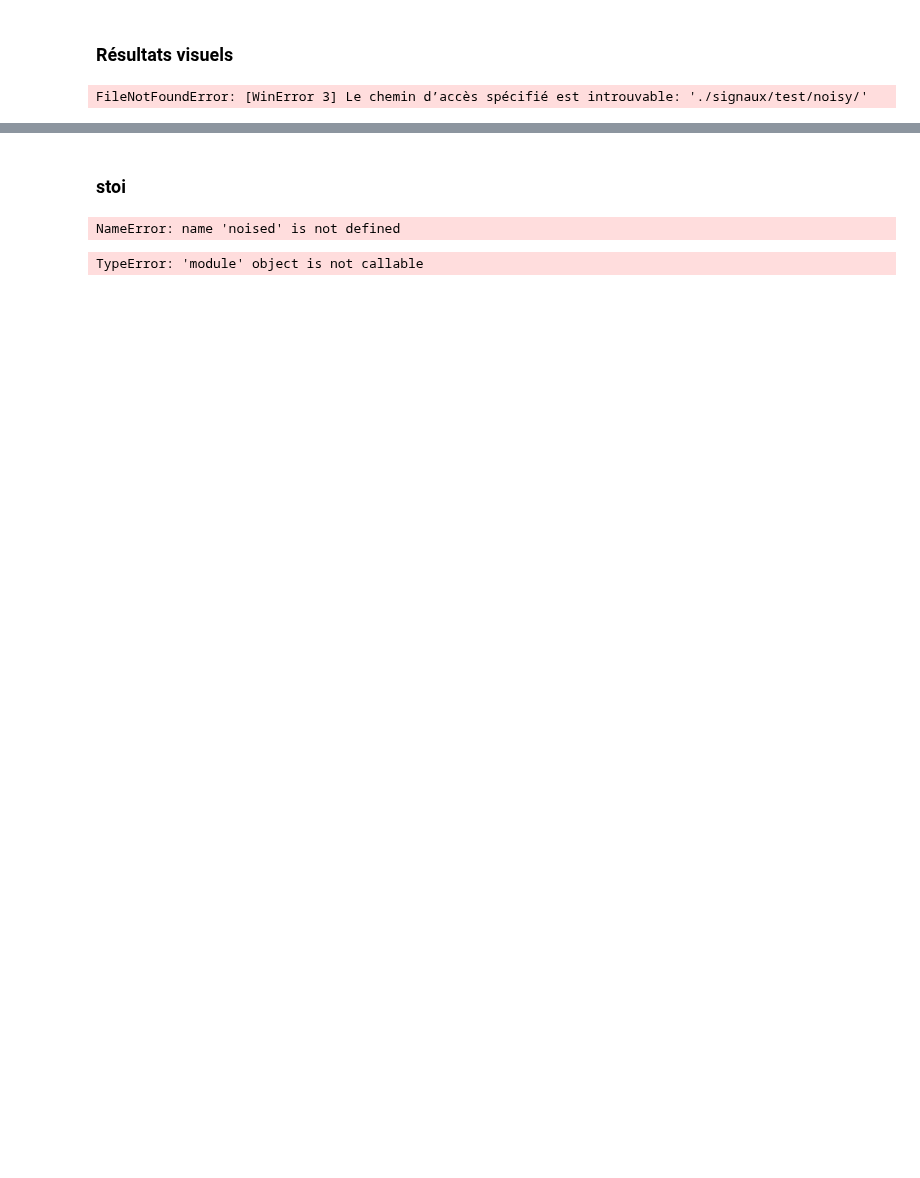
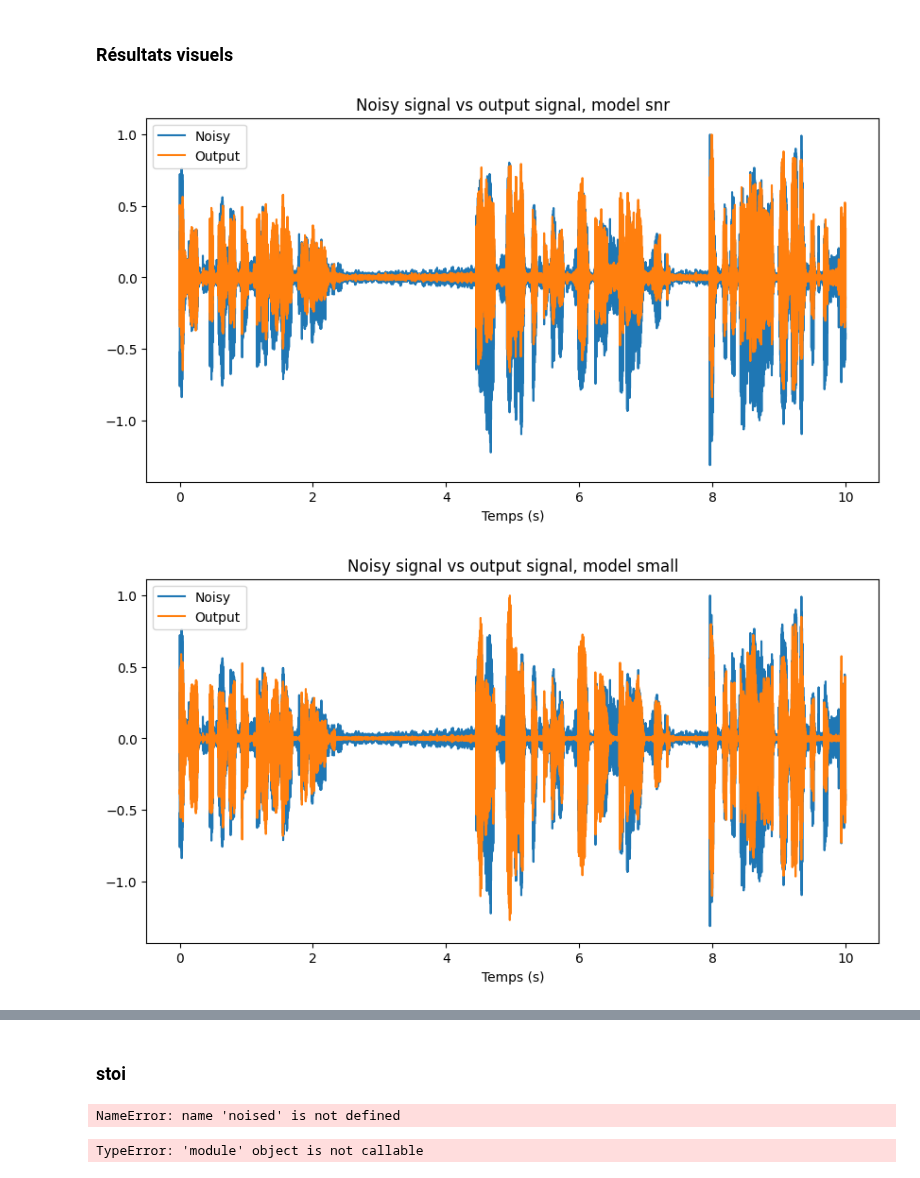
Before and after one commit to gregoirebechade/dlts_final, a Jupyter notebook: mini_projet_denoising_final.ipynb, the cells around one changed output, grey strips where cells are left out. Saved outputs shown, nothing was run; the diff lists cells and outputs as text; code cells hidden in the pictures; blank space fills up the shorter version.

```diff
--- a/mini_projet_denoising_final.ipynb
+++ b/mini_projet_denoising_final.ipynb
@@ -1529,41 +1579,61 @@ FileNotFoundError: [Errno 2] No such file or directory: 'tasnet_mse_large_epoch_
 def unit_norm(signal):
     return signal / np.max(signal)
 # %%
-def plot_results(model, index_to_test):
-    dataset = Mydataset('./signaux/test/')
+def plot_results(index_to_test):
+    dataset = Mydataset('./data/signaux/test/')
     noised, clean = dataset[index_to_test]
 
     #pass noisy signal through the model
-    model.eval()
+    model_snr.eval()
+    model_small.eval()
+    model_large.eval()
+
     with torch.no_grad():
-        output = model(noised.unsqueeze(0))
+        output_snr = model_snr(noised.unsqueeze(0))
+        output_small = model_small(noised.unsqueeze(0))
+        output_large = model_large(noised.unsqueeze(0))
         #put numpy
-        output = output.squeeze(0).cpu().numpy()[0]
+        output_snr = output_snr.squeeze(0).cpu().numpy()[0]
+        output_small = output_small.squeeze(0).cpu().numpy()[0]
+        output_large = output_large.squeeze(0).cpu().numpy()[0]
     noised = noised.cpu().squeeze(0).numpy()
     clean = clean.squeeze(0).cpu().numpy()
 
     clean = unit_norm(clean)
     noised = unit_norm(noised)
-    output = unit_norm(output)
+    output_snr = unit_norm(output_snr)
+    output_small = unit_norm(output_small)
+    output_large = unit_norm(output_large)
 
-    temps = np.arange(len(output))/SAMPLERATE
+    temps = np.arange(len(noised))/SAMPLERATE
     #figure size
     plt.figure(figsize=(10,5))
-    plt.plot(temps, noised, label='Noisy', c='r')
-    plt.plot(temps, output, label='Output', c='blue')
+    plt.plot(temps, noised, label='Noisy')
+    plt.plot(temps, output_snr, label='Output')
     plt.xlabel('Temps (s)')
+    plt.title('Noisy signal vs output signal, model snr')
+    plt.legend()
+    plt.show()
+
+   #figure size
+    plt.figure(figsize=(10,5))
+    plt.plot(temps, noised, label='Noisy')
+    plt.plot(temps, output_small, label='Output')
+    plt.xlabel('Temps (s)')
+    plt.title('Noisy signal vs output signal, model small')
     plt.legend()
     plt.show()
 
     #figure size
     plt.figure(figsize=(10,5))
-    #plt.plot(noisy_signal, label='Noisy')
-    plt.plot(temps, output, label='Output', c='blue')
-    plt.plot(temps, clean, label='Clean', c='g')
+    plt.plot(temps, noised, label='Noisy')
+    plt.plot(temps, output_large, label='Output')
     plt.xlabel('Temps (s)')
+    plt.title('Noisy signal vs output signal, model large')
     plt.legend()
     plt.show()
-# %%
-plot_results(model_large,5)
-# %% [output]
-FileNotFoundError: [WinError 3] Le chemin d’accès spécifié est introuvable: './signaux/test/noisy/'
+# %%
+plot_results(index_to_test)
+# %% [output]
+[figure, added]
+[figure, added]
```
Also changed, not shown: parts of 19 cells of this notebook.
